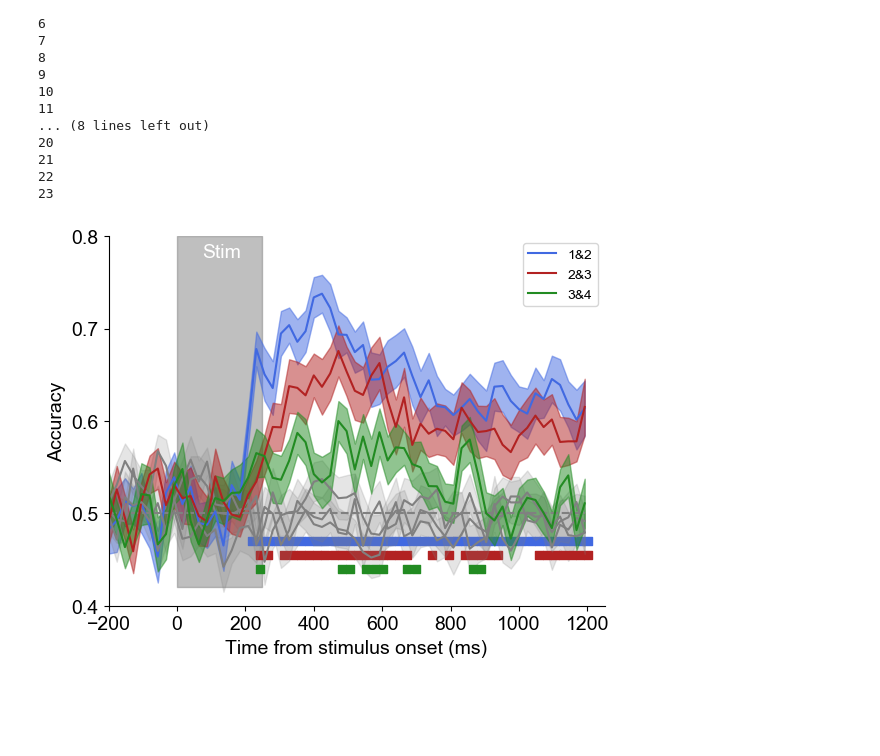
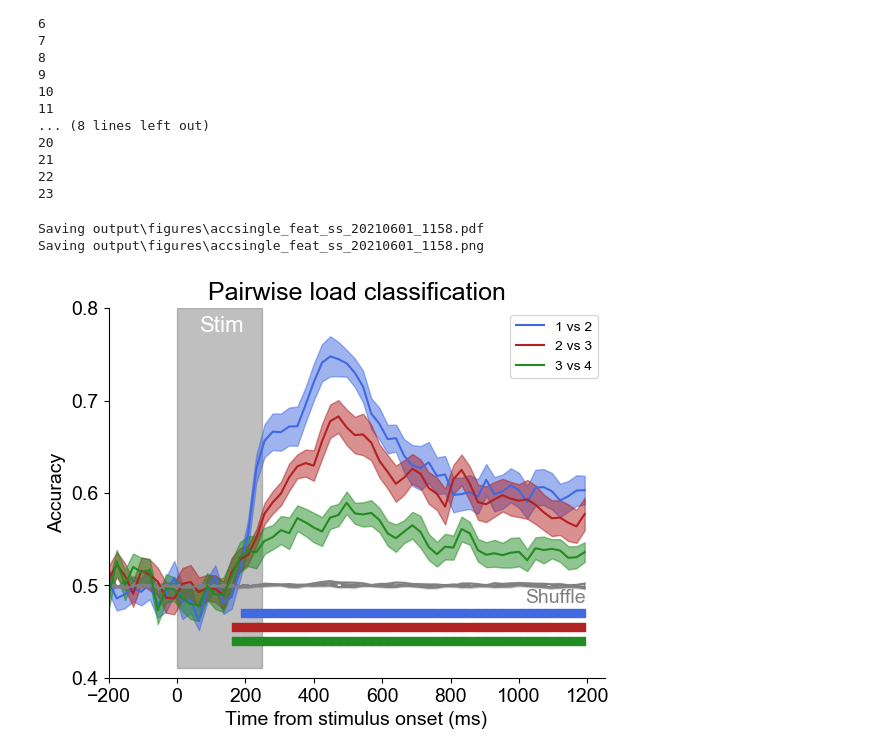
Before and after one commit to WilliamThyer/Thyer-et-al-2021, a Jupyter notebook: decode_load_single_feature_set_size.ipynb, the cells around one changed output. Drawn from its saved outputs; the diff is of its cells as text; code cells hidden in the pictures; blank space fills up the shorter version.

Commit message:
single feature ss

```diff
--- a/decode_load_single_feature_set_size.ipynb
+++ b/decode_load_single_feature_set_size.ipynb
@@ -69,10 +69,19 @@ interp = decode_eeg.Interpreter(clfr,subtitle=f'color_to_ori_trialbin{trial_aver
 23
 # %%
 interp = decode_eeg.Interpreter()
-# interp.load_results('binning_single_feat_set_size_20200423_1355.pickle')
+interp.load_results('single_feature_ss_trialbin20.pickle')
 # %%
-interp.plot_acc_subset(subset_list=['1 vs 2','2 vs 3','3 vs 4'],
-                       ylim=[.4,.8], chance=.5, sig_ys=[.47,.455,.44], chance_text_y=.25,
-                       significance_testing=True,savefig=False)
+interp.plot_acc_subset(
+    subset_list=['1 vs 2','2 vs 3','3 vs 4'],
+    ylim=[.4,.8],
+    chance=.5,
+    sig_ys=[.47,.455,.44],
+    chance_text_y=.24,
+    significance_testing=True,
+    title='Pairwise load classification',
+    subtitle = 'single_feat_ss_',
+    savefig=True)
 # %% [output]
+Saving output\figures\accsingle_feat_ss_20210601_1158.pdf
+Saving output\figures\accsingle_feat_ss_20210601_1158.png
-[figure, old version]
+[figure, new version]
```
Also changed, not shown: parts of 2 cells of this notebook, 2 other files.
